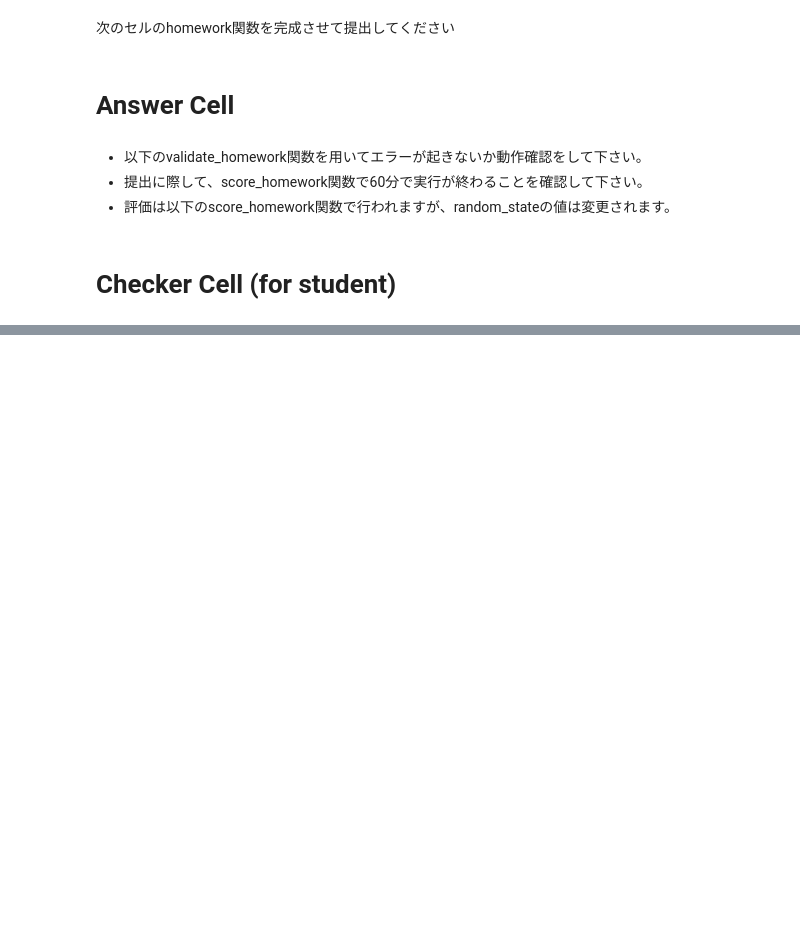
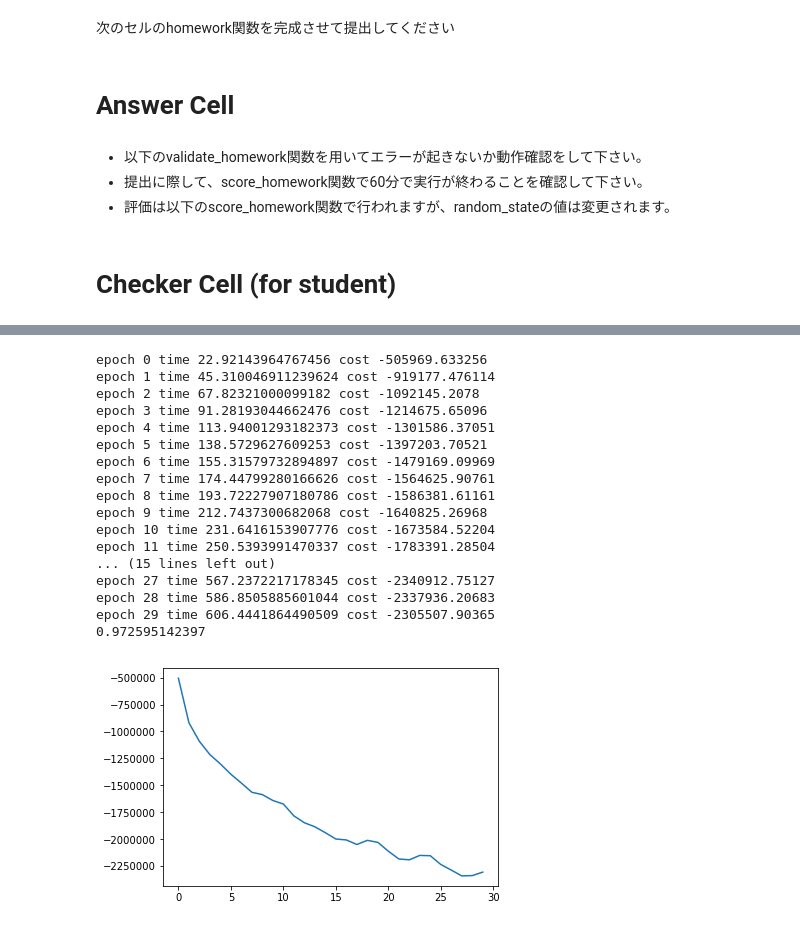
Before and after one commit to zenoWZH/AAI, a Jupyter notebook: lecture_chap4_homework_pub.ipynb, the cells around one changed output, grey strips where cells are left out. Saved outputs shown, nothing was run; the diff lists cells and outputs as text; code cells hidden in the pictures; blank space fills up the shorter version.

```diff
--- a/lecture_chap4_homework_pub.ipynb
+++ b/lecture_chap4_homework_pub.ipynb
@@ -75,0 +211,21 @@ NameError: name 'pred_y' is not defined
+# %%
+score_homework()
+# %% [output]
+epoch 0 time 22.92143964767456 cost -505969.633256
+epoch 1 time 45.310046911239624 cost -919177.476114
+epoch 2 time 67.82321000099182 cost -1092145.2078
+epoch 3 time 91.28193044662476 cost -1214675.65096
+epoch 4 time 113.94001293182373 cost -1301586.37051
+epoch 5 time 138.5729627609253 cost -1397203.70521
+epoch 6 time 155.31579732894897 cost -1479169.09969
+epoch 7 time 174.44799280166626 cost -1564625.90761
+epoch 8 time 193.72227907180786 cost -1586381.61161
+epoch 9 time 212.7437300682068 cost -1640825.26968
+epoch 10 time 231.6416153907776 cost -1673584.52204
+epoch 11 time 250.5393991470337 cost -1783391.28504
+... (15 lines left out)
+epoch 27 time 567.2372217178345 cost -2340912.75127
+epoch 28 time 586.8505885601044 cost -2337936.20683
+epoch 29 time 606.4441864490509 cost -2305507.90365
+0.972595142397
+[figure, added]
```
Also changed, not shown: parts of 3 cells of this notebook, 10 other files.
